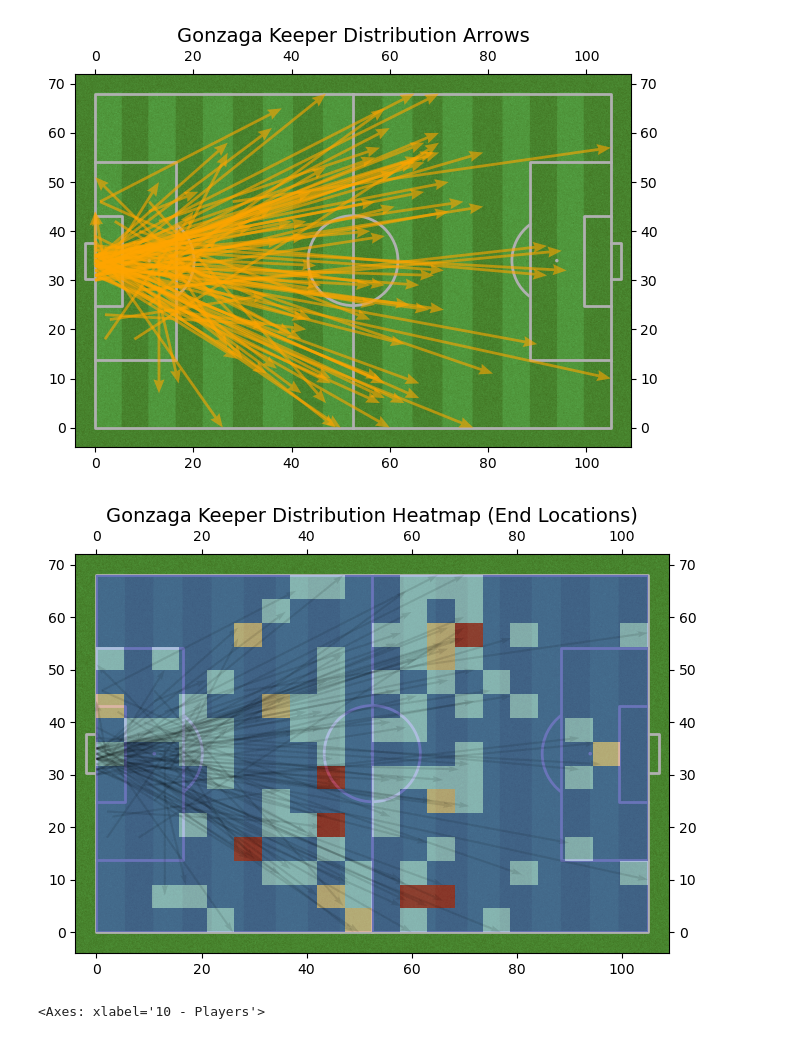
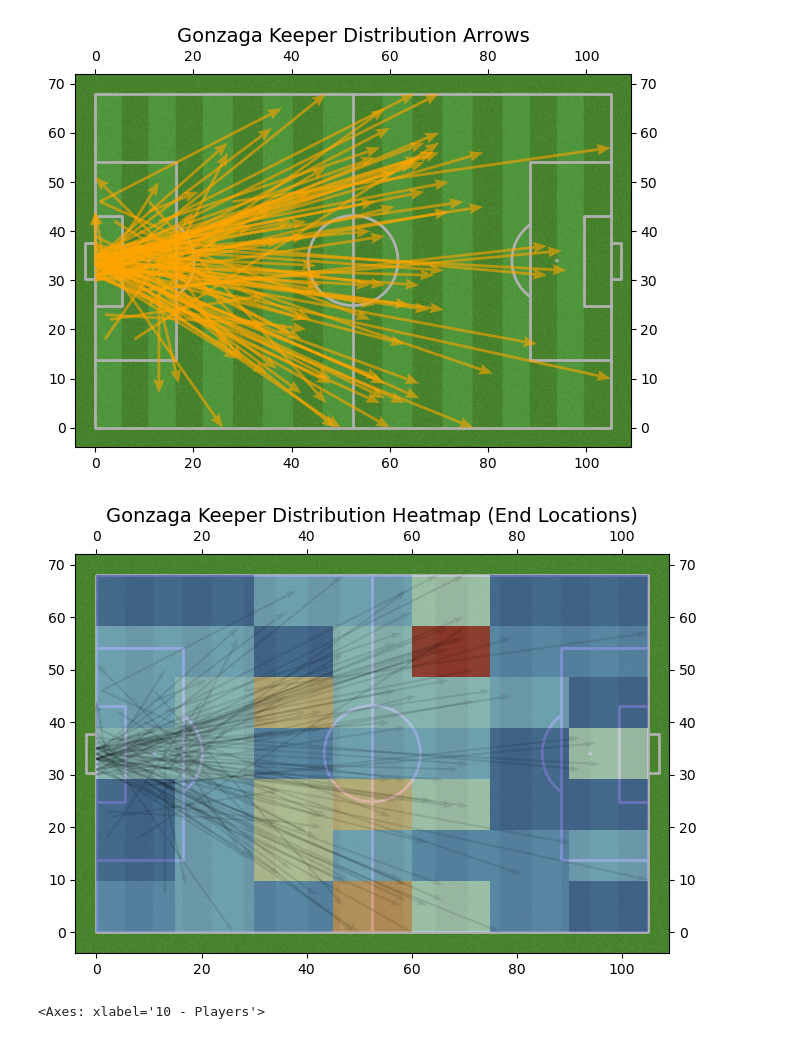
Before and after one commit to Hungagainagainagain/UofU-Soccer-Analytics, a Jupyter notebook: competitoranalyzed.ipynb, the cells around one changed output. Saved outputs shown, nothing was run; the diff lists cells and outputs as text; code cells hidden in the pictures.

```diff
--- a/competitoranalyzed.ipynb
+++ b/competitoranalyzed.ipynb
@@ -540,35 +548,35 @@ y_end = team_keep_distribution['16 - End location Y']
 # Set up the pitch
 pitch = Pitch(
     pitch_length=105, pitch_width=68, pitch_type='uefa',
     pitch_color='grass', stripe=True, goal_type='box',
     label=True, axis=True, tick=True
 )
 
 fig, ax = pitch.draw(figsize=(8, 5))
 
 # Plot heatmap of start locations
-bin_stat = pitch.bin_statistic(x_end, y_end, statistic='count', bins=(20, 15))
+bin_stat = pitch.bin_statistic(x_end, y_end, statistic='count', bins=(7, 7))
 pitch.heatmap(bin_stat, ax=ax, cmap='coolwarm', alpha=0.6)
 
 # Optional: overlay arrows (lighter and less prominent)
 pitch.arrows(
     xstart=x_start,
     ystart=y_start,
     xend=x_end,
     yend=y_end,
     color='black',
     ax=ax,
     width=1.5,
     headwidth=3,
     alpha=0.1,   # Lower alpha to avoid clutter
     zorder=2
 )
 
 # Title
 plt.title("Gonzaga Keeper Distribution Heatmap (End Locations)", fontsize=14)
 plt.show()
 # %% [output]
-[figure, old version]
+[figure, new version]
 # %%
 team_keep_distribution['10 - Players'].str.split(',')\
     .explode().str.strip()\
```
Also changed, not shown: parts of 7 cells of this notebook, 3 other files.
